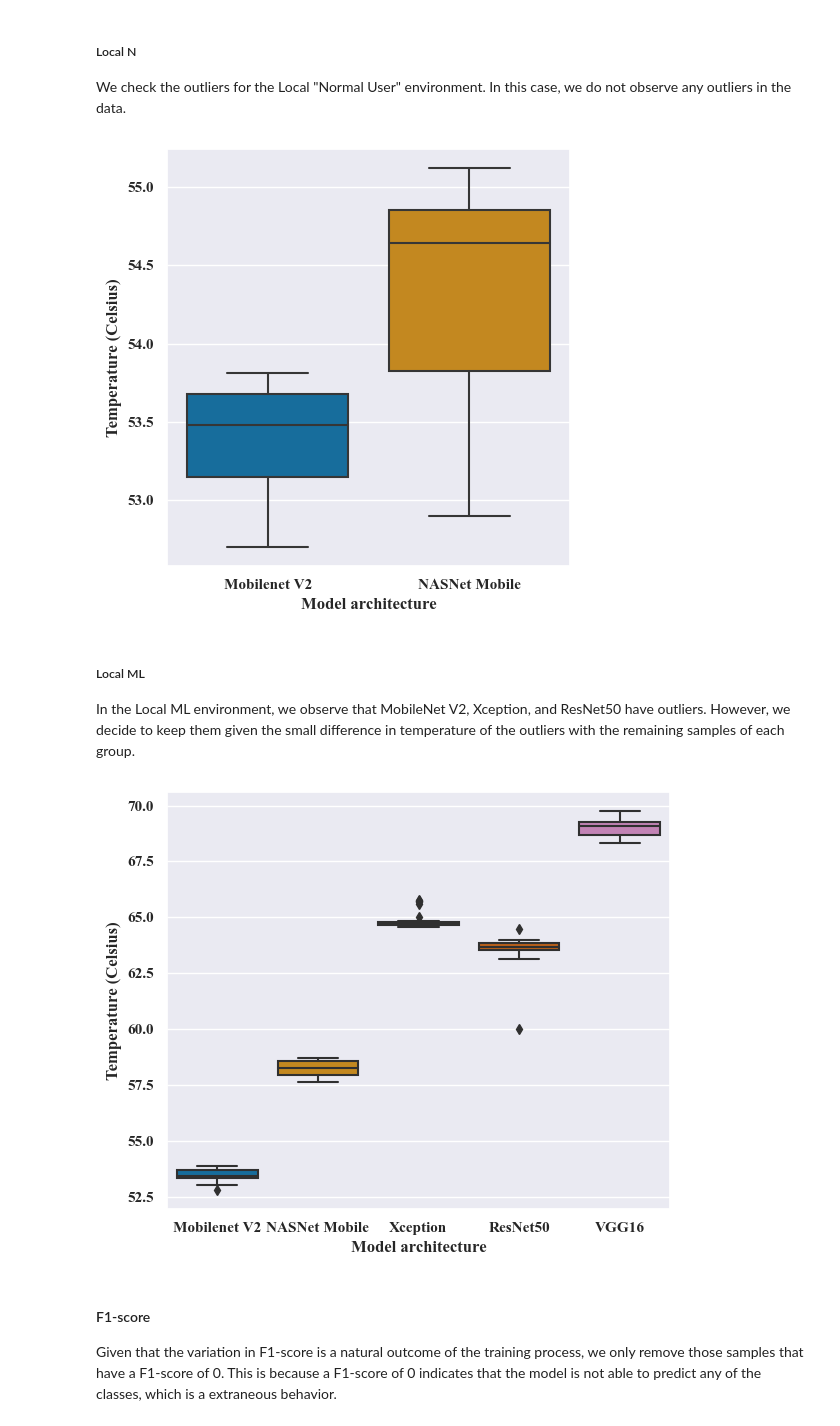
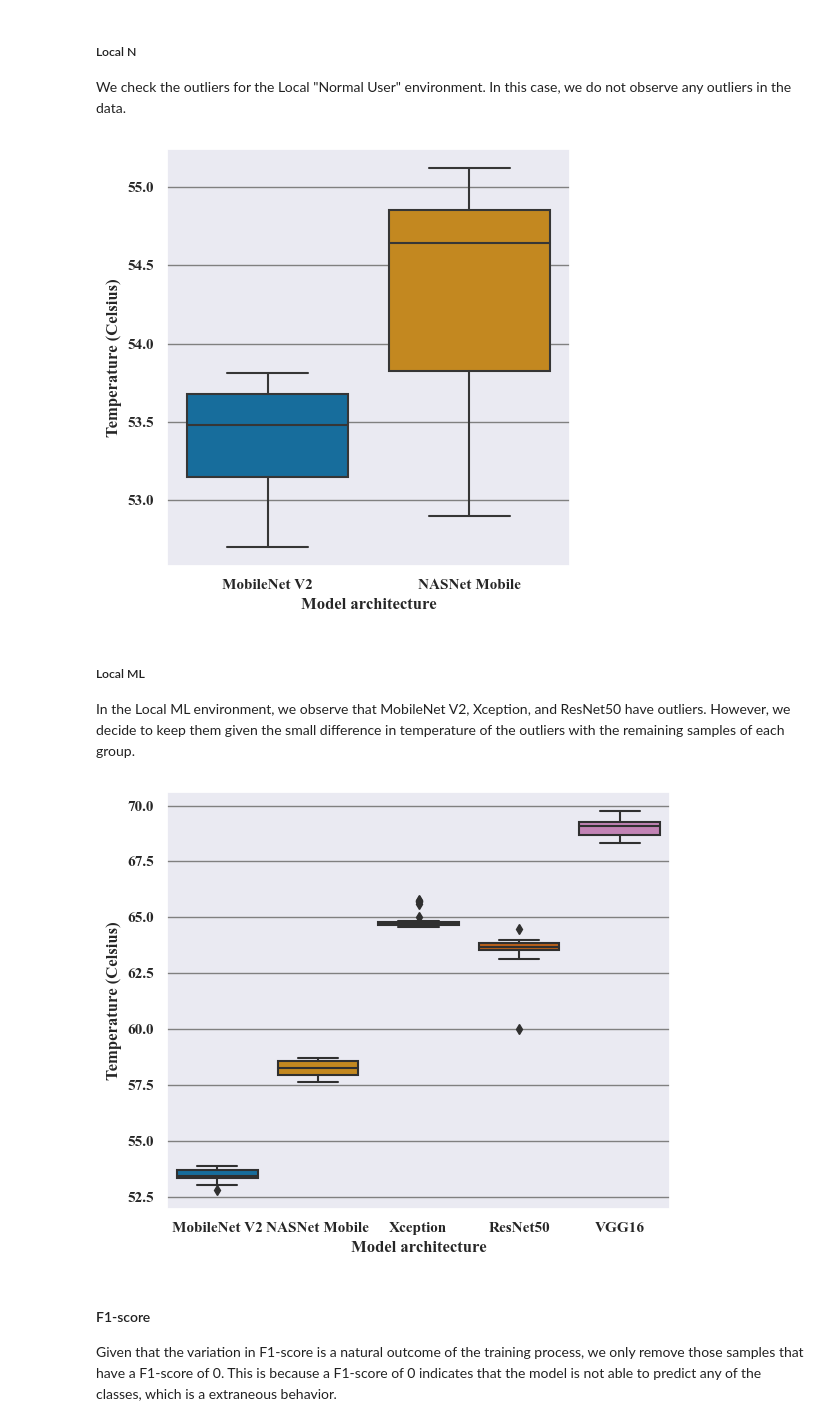
Before and after one commit to GAISSA-UPC/seaa2023_ect, a Jupyter notebook: data-analysis.ipynb, the cells around one changed output. Drawn from its saved outputs; the diff is of its cells as text; code cells hidden in the pictures.

```diff
--- a/data-analysis.ipynb
+++ b/data-analysis.ipynb
@@ -23,6 +23,7 @@ from src.environment import FIGURES_DIR, METRICS_DIR
 from src.data.preprocessing import GJOULES_TO_KJOULES, HOURS_TO_MILISECONDS
 
 SAVE_FIGS = True
+FIGURES_FORMAT = "png"
 
 sns.set_theme(palette="colorblind", color_codes=True)
 
@@ -33,6 +34,8 @@ mpl.rcParams["font.serif"] = "Times New Roman"
 mpl.rcParams["font.weight"] = "bold"
 mpl.rcParams["font.size"] = 12
 mpl.rcParams["figure.autolayout"] = "true"
+mpl.rcParams["axes.grid"] = "true"
+mpl.rcParams["grid.color"] = "gray"
 # %% [markdown]
 ## Load the dataset
 # %%
@@ -50,9 +53,9 @@ analysis_df.head()
 ## Data analysis
 # %%
 TRAIN_STRATEGIES = ["Local N", "Local ML", "Cloud"]
-MARKERS = {"Mobilenet V2": "o", "NASNet Mobile": "v", "Xception": "^", "ResNet50": "X", "VGG16": "P"}
+MARKERS = {"MobileNet V2": "o", "NASNet Mobile": "v", "Xception": "^", "ResNet50": "X", "VGG16": "P"}
 COLORS = {"Local N": "b", "Local ML": "orange", "Cloud": "g"}
-ARCHITECTURE_LABELS = ["Mobilenet\nV2", "NASNet\nMobile", "ResNet50", "VGG16", "Xception"]
+ARCHITECTURE_LABELS = ["MobileNet\nV2", "NASNet\nMobile", "ResNet50", "VGG16", "Xception"]
 
 analysis_df.rename(
     columns={
@@ -68,7 +71,7 @@ analysis_df.replace(
     {
         "Local Normal User": "Local N",
         "Local ML Engineer/Gamer": "Local ML",
-        "mobilenet_v2": "Mobilenet V2",
+        "mobilenet_v2": "MobileNet V2",
         "nasnet_mobile": "NASNet Mobile",
         "xception": "Xception",
         "resnet50": "ResNet50",
@@ -83,17 +86,17 @@ analysis_df["normalized duration"] = (
     analysis_df["training duration (h)"] * HOURS_TO_MILISECONDS / analysis_df["total seen images"]
 )
 # %%
-local_n_mobilenet = analysis_df.query("`training environment` == 'Local N' & architecture == 'Mobilenet V2'")
+local_n_mobilenet = analysis_df.query("`training environment` == 'Local N' & architecture == 'MobileNet V2'")
 local_n_nasnet = analysis_df.query("`training environment` == 'Local N' & architecture == 'NASNet Mobile'")
 
-local_ml_mobilenet = analysis_df.query("`training environment` == 'Local ML' & architecture == 'Mobilenet V2'")
+local_ml_mobilenet = analysis_df.query("`training environment` == 'Local ML' & architecture == 'MobileNet V2'")
 local_ml_nasnet = analysis_df.query("`training environment` == 'Local ML' & architecture == 'NASNet Mobile'")
 local_ml_xception = analysis_df.query("`training environment` == 'Local ML' & architecture == 'Xception'")
 local_ml_resnet50 = analysis_df.query("`training environment` == 'Local ML' & architecture == 'ResNet50'")
 local_ml_vgg16 = analysis_df.query("`training environment` == 'Local ML' & architecture == 'VGG16'")
 
 
-cloud_mobilenet = analysis_df.query("`training environment` == 'Cloud' & architecture == 'Mobilenet V2'")
+cloud_mobilenet = analysis_df.query("`training environment` == 'Cloud' & architecture == 'MobileNet V2'")
 cloud_nasnet = analysis_df.query("`training environment` == 'Cloud' & architecture == 'NASNet Mobile'")
 cloud_xception = analysis_df.query("`training environment` == 'Cloud' & architecture == 'Xception'")
 cloud_resnet50 = analysis_df.query("`training environment` == 'Cloud' & architecture == 'ResNet50'")
@@ -403,27 +406,27 @@ boxplot(
     y="temperature",
     xlabel="Model architecture",
     ylabel="Temperature (Celsius)",
-    figname="local-temp-boxplot.pdf",
+    figname=f"local-temp-boxplot.{FIGURES_FORMAT}",
 )
 # %% [output]
-[figure, old version]
+[figure, new version]
 # %% [markdown]
 ##### Local ML
 In the Local ML environment, we observe that MobileNet V2, Xception, and ResNet50 have outliers. However, we decide to keep them given the small difference in temperature of the outliers with the remaining samples of each group.
 # %%
 boxplot(
     pd.concat(
         [local_ml_mobilenet_no_gpu_outliers, local_ml_nasnet, local_ml_xception, local_ml_resnet50, local_ml_vgg16]
     ),
     x="architecture",
     y="temperature",
     xlabel="Model architecture",
     ylabel="Temperature (Celsius)",
-    figname="local-v2-temp-boxplot.pdf",
+    figname=f"local-v2-temp-boxplot.{FIGURES_FORMAT}",
     figsize=(6, 5),
 )
 # %% [output]
-[figure, old version]
+[figure, new version]
 # %% [markdown]
 #### F1-score
 Given that the variation in F1-score is a natural outcome of the training process, we only remove those samples that have a F1-score of 0. This is because a F1-score of 0 indicates that the model is not able to predict any of the classes, which is a extraneous behavior.
```
Also changed, not shown: parts of 49 cells of this notebook.
